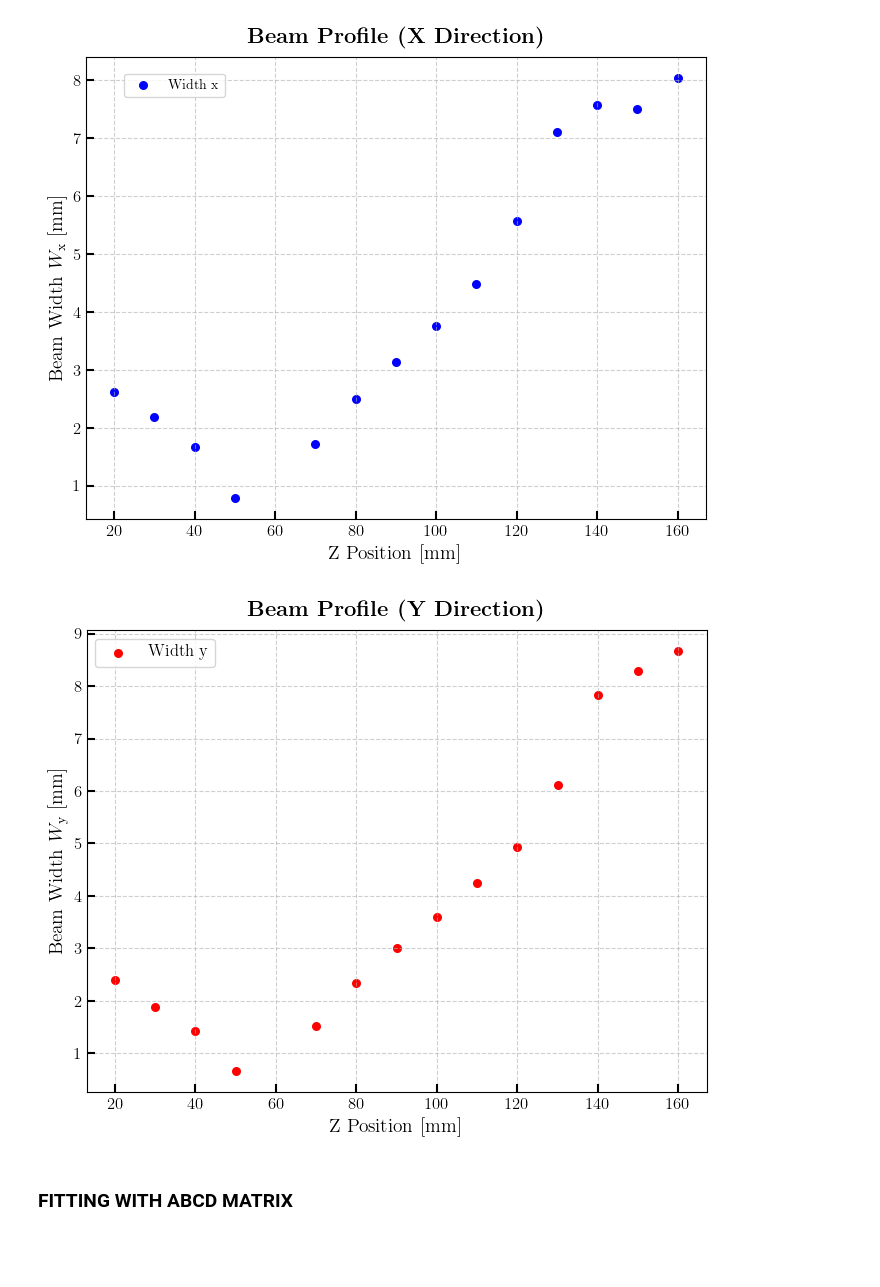
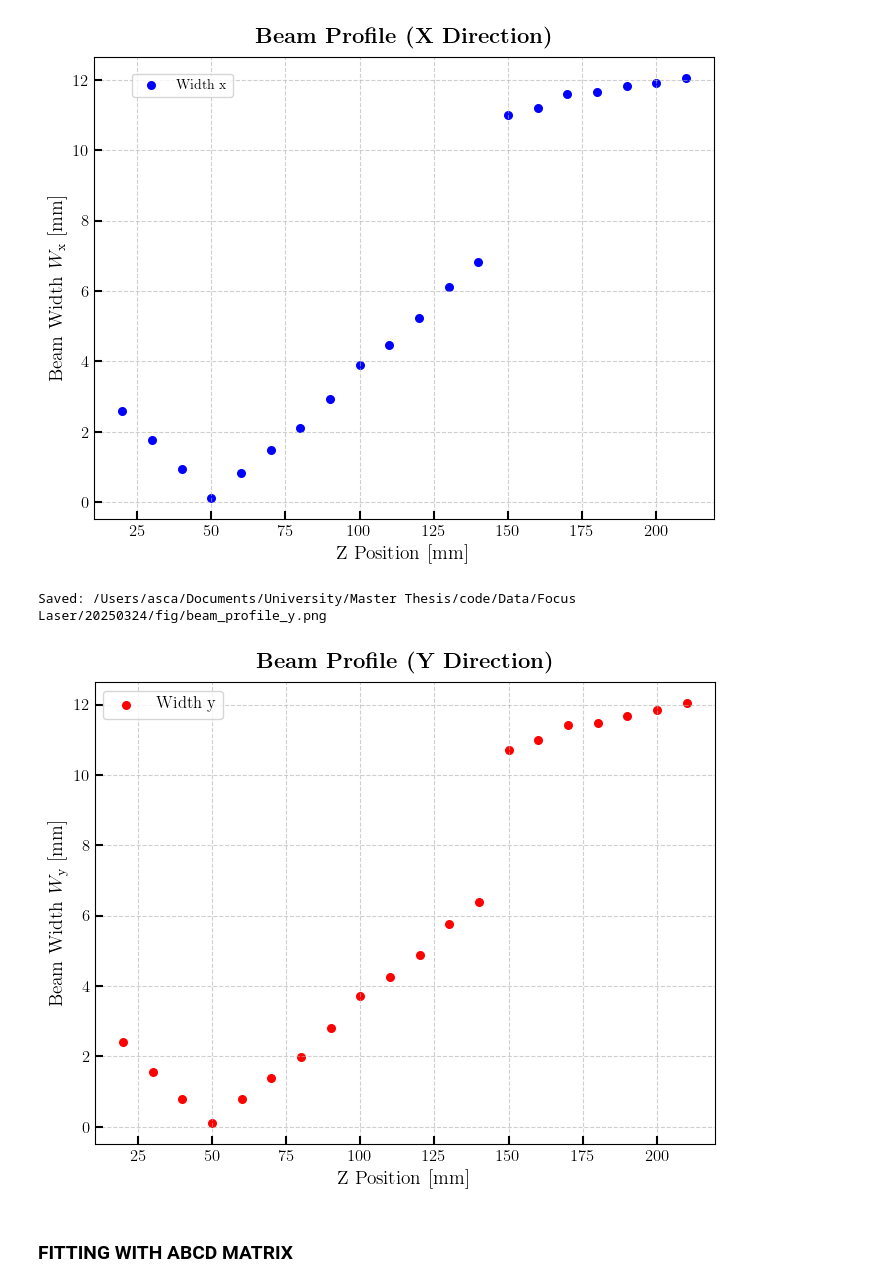
Before and after one commit to AscanioGalbiati/LISA_QPD_Gap, a Jupyter notebook: beam_profile.ipynb, the cells around one changed output. Saved outputs shown, nothing was run; the diff lists cells and outputs as text; code cells hidden in the pictures; blank space fills up the shorter version.

```diff
--- a/beam_profile.ipynb
+++ b/beam_profile.ipynb
@@ -13,8 +13,10 @@ plt.rcParams['font.family'] = 'serif'
 plt.rcParams['font.serif'] = ['Computer Modern']
 
 # Data path
-data_path = "/Users/asca/Documents/University/Master Thesis/code/Data/Focus Laser/20250313/"
-file_list = sorted(glob.glob(os.path.join(data_path, "0_*mm Beam Results.csv")))
+data_path = "/Users/asca/Documents/University/Master Thesis/code/Data/Focus Laser/20250324/"
+file_list = sorted(glob.glob(os.path.join(data_path, "*mm Beam Results.csv")))
+fig_dir = os.path.join(data_path, "fig")
+os.makedirs(fig_dir, exist_ok=True)
 
 # Initializations
 z_values = []
@@ -24,7 +26,7 @@ width_y = []
 # Extract data
 for file in file_list:
     filename = os.path.basename(file)
-    z = int(filename.split('_')[1].split('mm')[0])
+    z = int(filename.split('mm')[0])
     z_values.append(z)
 
     # Read file contents
@@ -49,6 +51,10 @@ z_values = z_values[sorted_indices]
 width_x = width_x[sorted_indices]
 width_y = width_y[sorted_indices]
 
+# Print data
+for z, wx, wy in zip(z_values, width_x, width_y):
+    print(f"z = {z} mm, Width_x = {wx:.3f} mm, Width_y = {wy:.3f} mm")
+
 # Plot Width x vs. z
 plt.figure(figsize=(8, 6))
 plt.scatter(z_values, width_x, color='b', marker='o', s=30, label=r'Width x')
@@ -59,6 +65,9 @@ plt.legend(loc='upper left', fontsize=10, bbox_to_anchor=(0.05, 0.98), frameon=T
 #plt.legend(loc='upper left', fontsize=12, frameon=True)
 plt.tick_params(axis='both', which='major', labelsize=12, length=6, width=1.5, direction='in')
 plt.grid(True, linestyle='--', alpha=0.6)
+save_beam_x = os.path.join(fig_dir, "beam_profile_x.png")
+plt.savefig(save_beam_x, dpi=300, bbox_inches='tight', facecolor='white')
+print(f"Saved: {save_beam_x}")
 plt.show()
 
 # Plot Width y vs. z
@@ -70,5 +79,8 @@ plt.title(r'\textbf{Beam Profile (Y Direction)}', fontsize=16, fontweight='bold'
 plt.legend(loc='upper left', fontsize=12, frameon=True)
 plt.tick_params(axis='both', which='major', labelsize=12, length=6, width=1.5, direction='in')
 plt.grid(True, linestyle='--', alpha=0.6)
+save_beam_y = os.path.join(fig_dir, "beam_profile_y.png")
+plt.savefig(save_beam_y, dpi=300, bbox_inches='tight', facecolor='white')
+print(f"Saved: {save_beam_y}")
 plt.show()
 # %% [output]
@@ -75,5 +104,6 @@ plt.show()
-[figure, old version]
+[figure, new version]
+Saved: /Users/asca/Documents/University/Master Thesis/code/Data/Focus Laser/20250324/fig/beam_profile_y.png
-[figure, old version]
+[figure, new version]
 # %% [markdown]
 ### FITTING WITH ABCD MATRIX
 # %%
```
Also changed, not shown: parts of 4 cells of this notebook.
